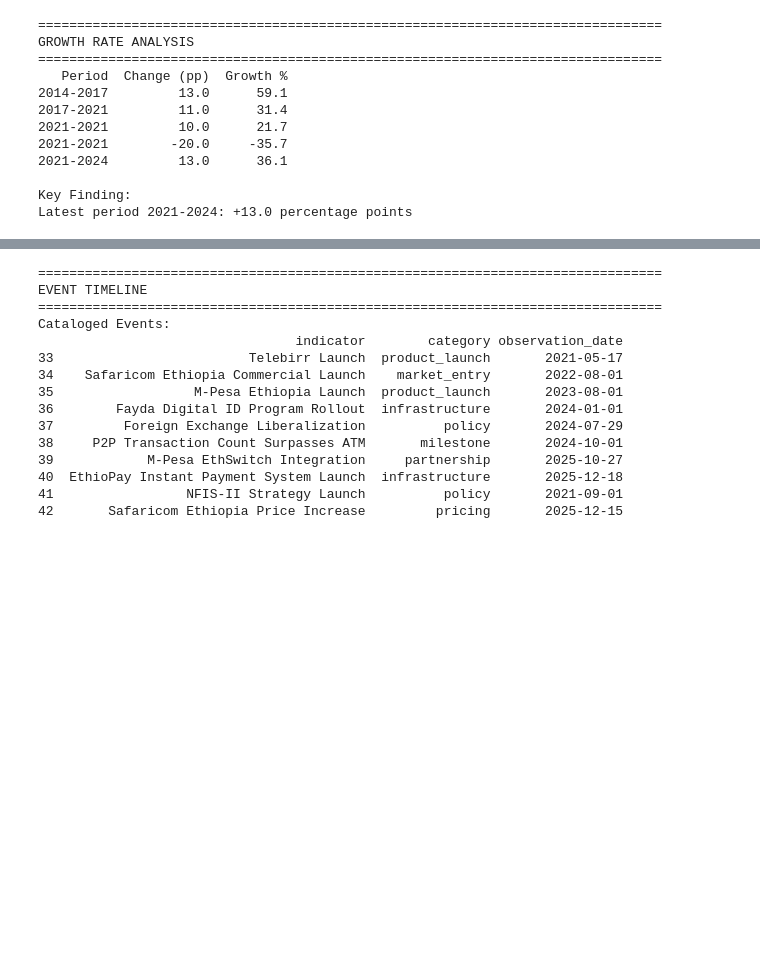
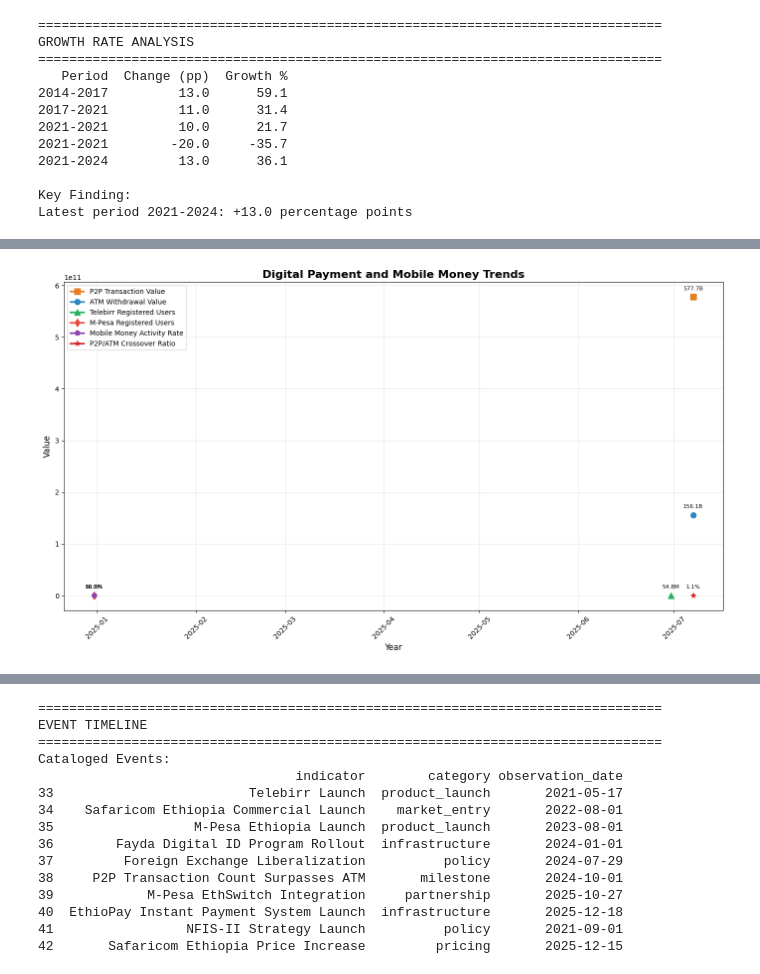
Before and after one commit to nardos-tsige/ethiopia-fi-forecast, a Jupyter notebook: notebooks/02_eda.ipynb, the cells around one changed output, grey strips where cells are left out. Drawn from its saved outputs; the diff is of its cells as text; code cells hidden in the pictures; blank space fills up the shorter version.

```diff
--- a/notebooks/02_eda.ipynb
+++ b/notebooks/02_eda.ipynb
@@ -308,0 +355,91 @@ Usage Data:
+# %%
+import pandas as pd
+import matplotlib.pyplot as plt
+import os
+import numpy as np
+os.makedirs('reports/figures', exist_ok=True)
+
+print("=" * 80)
+print("DIGITAL PAYMENT TRENDS")
+print("=" * 80)
+
+from google.colab import files
+print("Please upload ethiopia_fi_unified_data.xlsx")
+uploaded = files.upload()
+
+df = None
+for filename in uploaded.keys():
+    if 'ethiopia_fi_unified_data' in filename:
+        df = pd.read_excel(filename)
+        print(f"Data loaded: {df.shape}")
+        break
+
+if df is None:
+    print("Error: Could not load data")
+    exit()
+
+observations = df[df['record_type'] == 'observation']
+
+usage_data = observations[observations['pillar'] == 'USAGE']
+
+print("\nUSAGE Indicators Available:")
+print(usage_data[['indicator_code', 'indicator', 'value_numeric', 'observation_date', 'unit']])
+
+plt.figure(figsize=(14, 8))
+
+indicators = {
+    'USG_P2P_VALUE': {'label': 'P2P Transaction Value', 'color': '#e67e22', 'marker': 's'},
+    'USG_ATM_VALUE': {'label': 'ATM Withdrawal Value', 'color': '#2e86c1', 'marker': 'o'},
+    'USG_TELEBIRR_USERS': {'label': 'Telebirr Registered Users', 'color': '#27ae60', 'marker': '^'},
+    'USG_MPESA_USERS': {'label': 'M-Pesa Registered Users', 'color': '#e74c3c', 'marker': 'd'},
+    'USG_ACTIVE_RATE': {'label': 'Mobile Money Activity Rate', 'color': '#8e44ad', 'marker': 'p'},
+    'USG_CROSSOVER': {'label': 'P2P/ATM Crossover Ratio', 'color': '#d62728', 'marker': '*'},
+}
+
+plotted = []
+for code, props in indicators.items():
+    data = usage_data[usage_data['indicator_code'] == code]
+    if len(data) > 0:
+        data = data.sort_values('observation_date')
+        dates = pd.to_datetime(data['observation_date'])
+        values = data['value_numeric'].values
+
+        plt.plot(dates, values,
+                 marker=props['marker'], linewidth=2.5, markersize=8,
+                 label=props['label'], color=props['color'])
+        plotted.append(code)
+
+        for i, (date, val) in enumerate(zip(dates, values)):
+            if val > 0:
+                if 'USERS' in code:
+                    label = f"{val/1000000:.1f}M"
+                elif 'VALUE' in code:
+                    label = f"{val/1000000000:.1f}B"
+                else:
+                    label = f"{val:.1f}%"
+                plt.annotate(label, (date, val),
+                            textcoords="offset points", xytext=(0, 10),
+                            ha='center', fontsize=8)
+
+if len(plotted) == 0:
+    print("No usage data found. Please check data.")
+else:
+    plt.title('Digital Payment and Mobile Money Trends', fontsize=16, fontweight='bold')
+    plt.xlabel('Year', fontsize=12)
+    plt.ylabel('Value', fontsize=12)
+    plt.legend(fontsize=10, loc='upper left')
+    plt.grid(True, alpha=0.3)
+    plt.xticks(rotation=45)
+    plt.tight_layout()
+    plt.savefig('reports/figures/03_digital_payment_trends.png', dpi=150, bbox_inches='tight')
+    print(f"\nDigital payment trends saved with {len(plotted)} indicators: {plotted}")
+    plt.show()
+
+print("\nPlotted Indicators:")
+for code in plotted:
+    data = usage_data[usage_data['indicator_code'] == code]
+    print(f"{code}: {len(data)} data points")
+
+from google.colab import files
+files.download('reports/figures/03_digital_payment_trends.png')
+# %% [output]
@@ -308,0 +468 @@ Usage Data:
+[figure, added]
```
Also changed, not shown: parts of 5 cells of this notebook.
